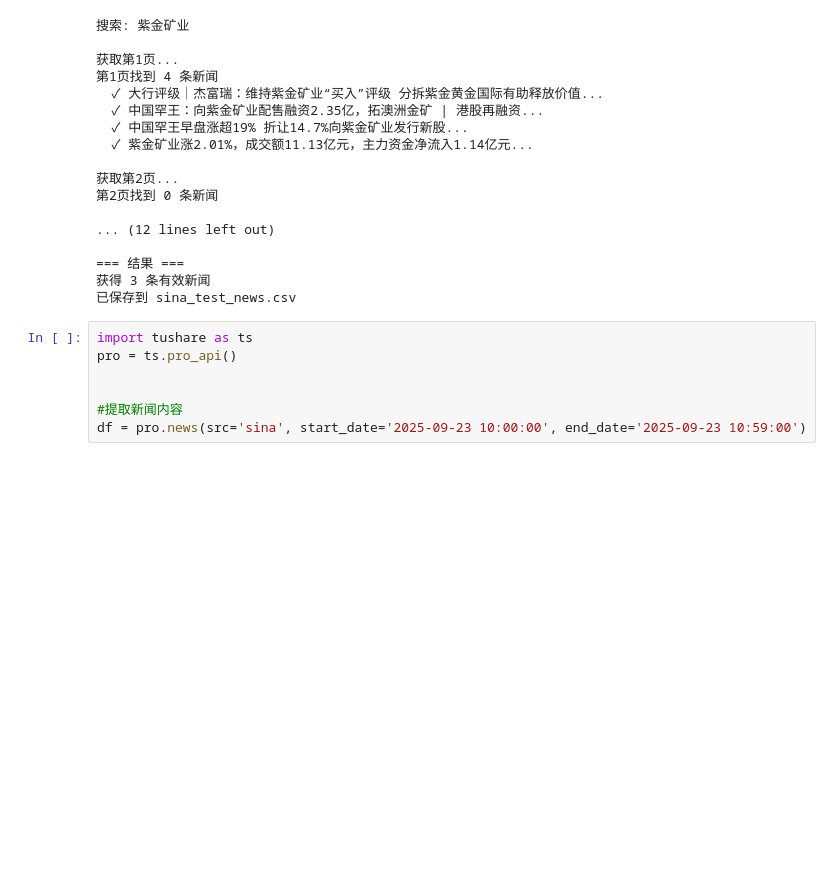
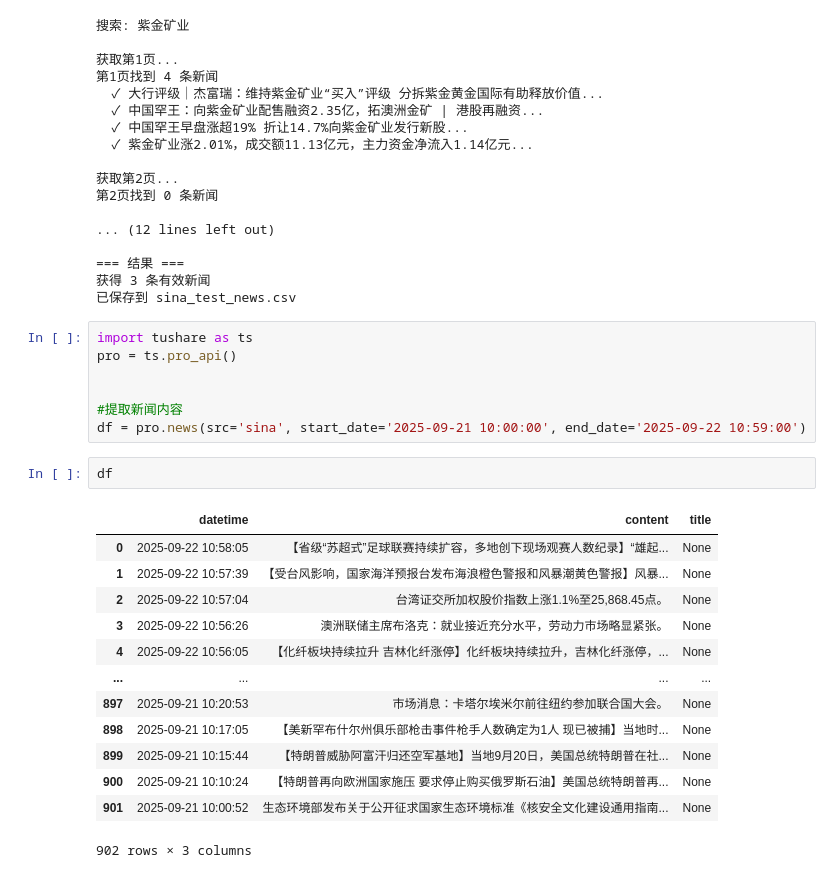
Before and after one commit to Ultraaaman/myQ, a Jupyter notebook: scripts/test_api.ipynb, the cells around one changed output. Cells and saved outputs as stored; diff of their text form; blank space fills up the shorter version.

```diff
--- a/scripts/test_api.ipynb
+++ b/scripts/test_api.ipynb
@@ -300,7 +300,23 @@ pro = ts.pro_api()
 
 
 #提取新闻内容
-df = pro.news(src='sina', start_date='2025-09-23 10:00:00', end_date='2025-09-23 10:59:00')
+df = pro.news(src='sina', start_date='2025-09-21 10:00:00', end_date='2025-09-22 10:59:00')
+# %%
+df
+# %% [output]
+|  | datetime | content | title |
+| 0 | 2025-09-22 10:58:05 | 【省级“苏超式”足球联赛持续扩容，多地创下现场观赛人数纪录】“雄起... | None |
+| 1 | 2025-09-22 10:57:39 | 【受台风影响，国家海洋预报台发布海浪橙色警报和风暴潮黄色警报】风暴... | None |
+| 2 | 2025-09-22 10:57:04 | 台湾证交所加权股价指数上涨1.1%至25,868.45点。 | None |
+| 3 | 2025-09-22 10:56:26 | 澳洲联储主席布洛克：就业接近充分水平，劳动力市场略显紧张。 | None |
+| 4 | 2025-09-22 10:56:05 | 【化纤板块持续拉升 吉林化纤涨停】化纤板块持续拉升，吉林化纤涨停，... | None |
+| ... | ... | ... | ... |
+| 897 | 2025-09-21 10:20:53 | 市场消息：卡塔尔埃米尔前往纽约参加联合国大会。 | None |
+| 898 | 2025-09-21 10:17:05 | 【美新罕布什尔州俱乐部枪击事件枪手人数确定为1人 现已被捕】当地时... | None |
+| 899 | 2025-09-21 10:15:44 | 【特朗普威胁阿富汗归还空军基地】当地9月20日，美国总统特朗普在社... | None |
+| 900 | 2025-09-21 10:10:24 | 【特朗普再向欧洲国家施压 要求停止购买俄罗斯石油】美国总统特朗普再... | None |
+| 901 | 2025-09-21 10:00:52 | 生态环境部发布关于公开征求国家生态环境标准《核安全文化建设通用指南... | None |
+902 rows × 3 columns
 # %%
 import tushare as ts
 import pandas as pd
```
Also changed, not shown: parts of 2 cells of this notebook, 1 other file.
